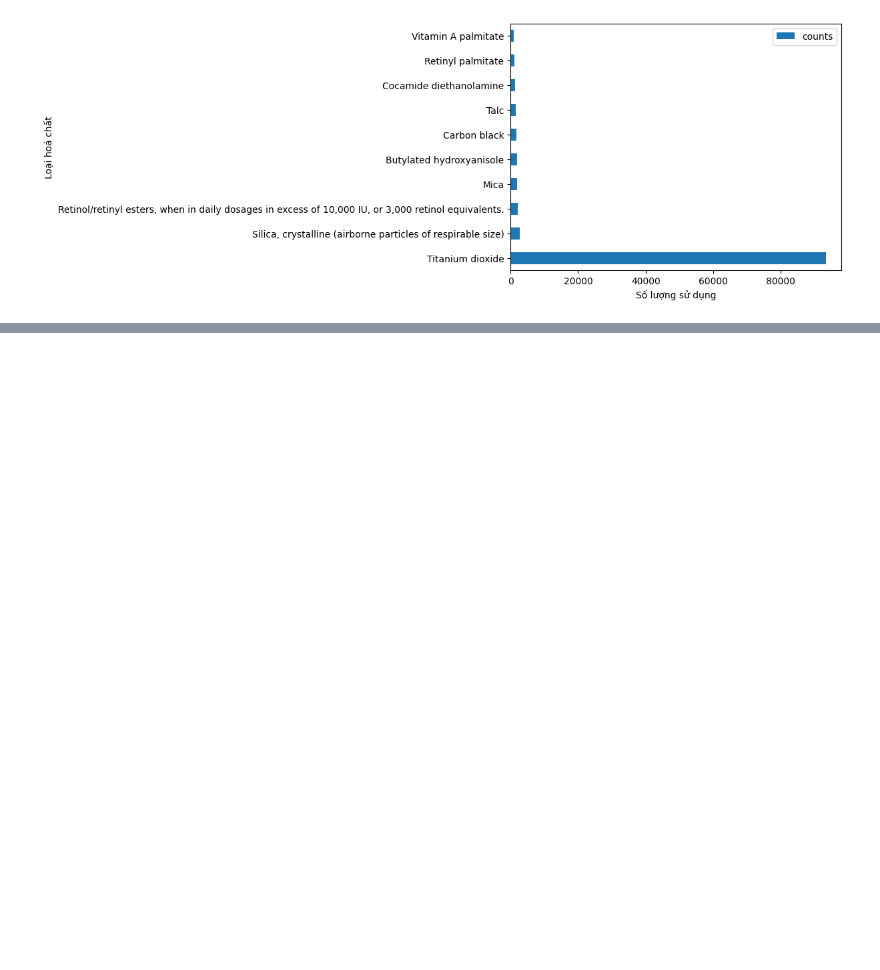
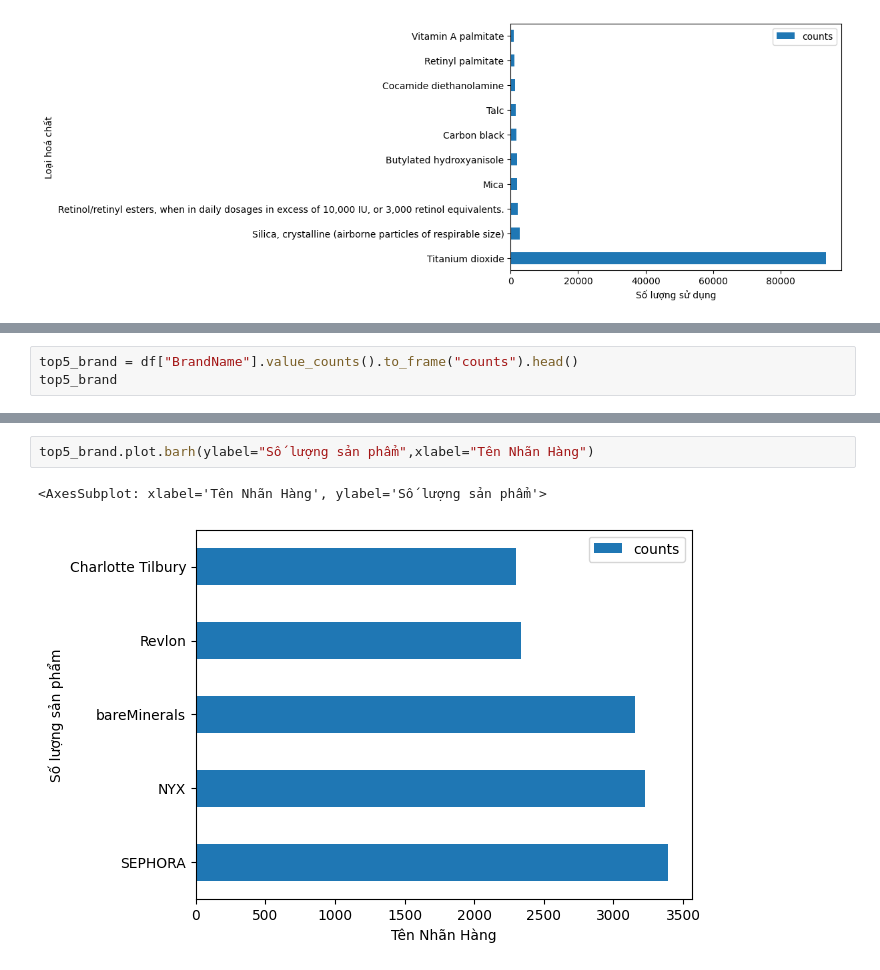
Before and after one commit to giaphupham/LT4KHDL-DATHCK, a Jupyter notebook: TongHop.ipynb, the cells around one changed output, grey strips where cells are left out. Drawn from its saved outputs; the diff is of its cells as text; blank space fills up the shorter version.

```diff
--- a/TongHop.ipynb
+++ b/TongHop.ipynb
@@ -238,0 +456,3 @@ top10_chems.plot.barh(ylabel='Loại hoá chất',xlabel='Số lượng sử d
+# %%
+top5_brand = df["BrandName"].value_counts().to_frame("counts").head()
+top5_brand
@@ -238,0 +466,5 @@ top10_chems.plot.barh(ylabel='Loại hoá chất',xlabel='Số lượng sử d
+# %%
+top5_brand.plot.barh(ylabel="Số lượng sản phẩm",xlabel="Tên Nhãn Hàng")
+# %% [output]
+<AxesSubplot: xlabel='Tên Nhãn Hàng', ylabel='Số lượng sản phẩm'>
+[figure, added]
```
Also changed, not shown: parts of 39 cells of this notebook.
